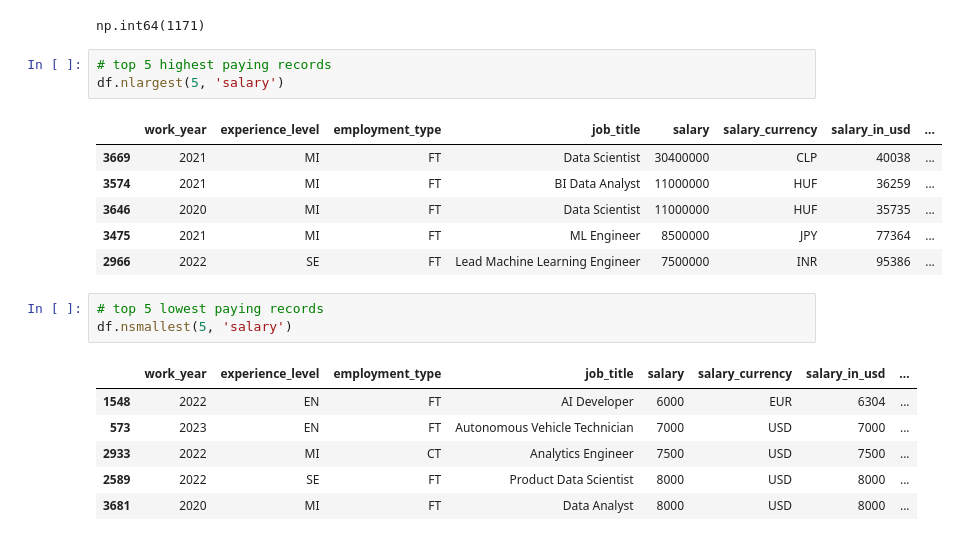
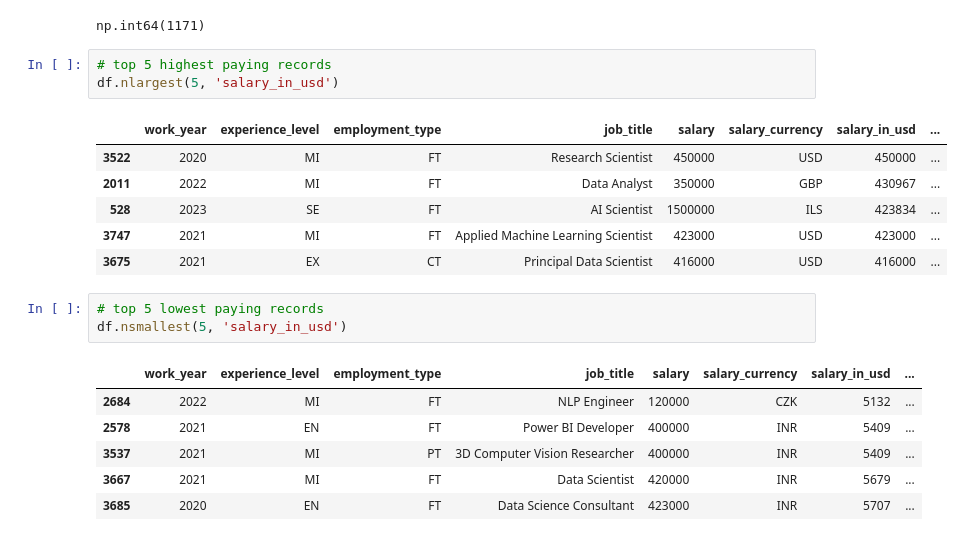
Before and after one commit to AnubhavYadavBCA25/Data-Professionals-Salaries-2020-to-2023-Analysis, a Jupyter notebook: Analysis.ipynb, the cells around one changed output. Saved outputs shown, nothing was run; the diff lists cells and outputs as text.

Commit message:
Data Exploration and Preprocessing

```diff
--- a/Analysis.ipynb
+++ b/Analysis.ipynb
@@ -90,21 +90,21 @@ df.duplicated().sum()
 np.int64(1171)
 # %%
 # top 5 highest paying records
-df.nlargest(5, 'salary')
+df.nlargest(5, 'salary_in_usd')
 # %% [output]
 |  | work_year | experience_level | employment_type | job_title | salary | salary_currency | salary_in_usd | ... |
-| 3669 | 2021 | MI | FT | Data Scientist | 30400000 | CLP | 40038 | ... |
-| 3574 | 2021 | MI | FT | BI Data Analyst | 11000000 | HUF | 36259 | ... |
-| 3646 | 2020 | MI | FT | Data Scientist | 11000000 | HUF | 35735 | ... |
-| 3475 | 2021 | MI | FT | ML Engineer | 8500000 | JPY | 77364 | ... |
-| 2966 | 2022 | SE | FT | Lead Machine Learning Engineer | 7500000 | INR | 95386 | ... |
+| 3522 | 2020 | MI | FT | Research Scientist | 450000 | USD | 450000 | ... |
+| 2011 | 2022 | MI | FT | Data Analyst | 350000 | GBP | 430967 | ... |
+| 528 | 2023 | SE | FT | AI Scientist | 1500000 | ILS | 423834 | ... |
+| 3747 | 2021 | MI | FT | Applied Machine Learning Scientist | 423000 | USD | 423000 | ... |
+| 3675 | 2021 | EX | CT | Principal Data Scientist | 416000 | USD | 416000 | ... |
 # %%
 # top 5 lowest paying records
-df.nsmallest(5, 'salary')
+df.nsmallest(5, 'salary_in_usd')
 # %% [output]
 |  | work_year | experience_level | employment_type | job_title | salary | salary_currency | salary_in_usd | ... |
-| 1548 | 2022 | EN | FT | AI Developer | 6000 | EUR | 6304 | ... |
-| 573 | 2023 | EN | FT | Autonomous Vehicle Technician | 7000 | USD | 7000 | ... |
-| 2933 | 2022 | MI | CT | Analytics Engineer | 7500 | USD | 7500 | ... |
-| 2589 | 2022 | SE | FT | Product Data Scientist | 8000 | USD | 8000 | ... |
-| 3681 | 2020 | MI | FT | Data Analyst | 8000 | USD | 8000 | ... |
+| 2684 | 2022 | MI | FT | NLP Engineer | 120000 | CZK | 5132 | ... |
+| 2578 | 2021 | EN | FT | Power BI Developer | 400000 | INR | 5409 | ... |
+| 3537 | 2021 | MI | PT | 3D Computer Vision Researcher | 400000 | INR | 5409 | ... |
+| 3667 | 2021 | MI | FT | Data Scientist | 420000 | INR | 5679 | ... |
+| 3685 | 2020 | EN | FT | Data Science Consultant | 423000 | INR | 5707 | ... |
```
Also changed, not shown: parts of 22 cells of this notebook.
